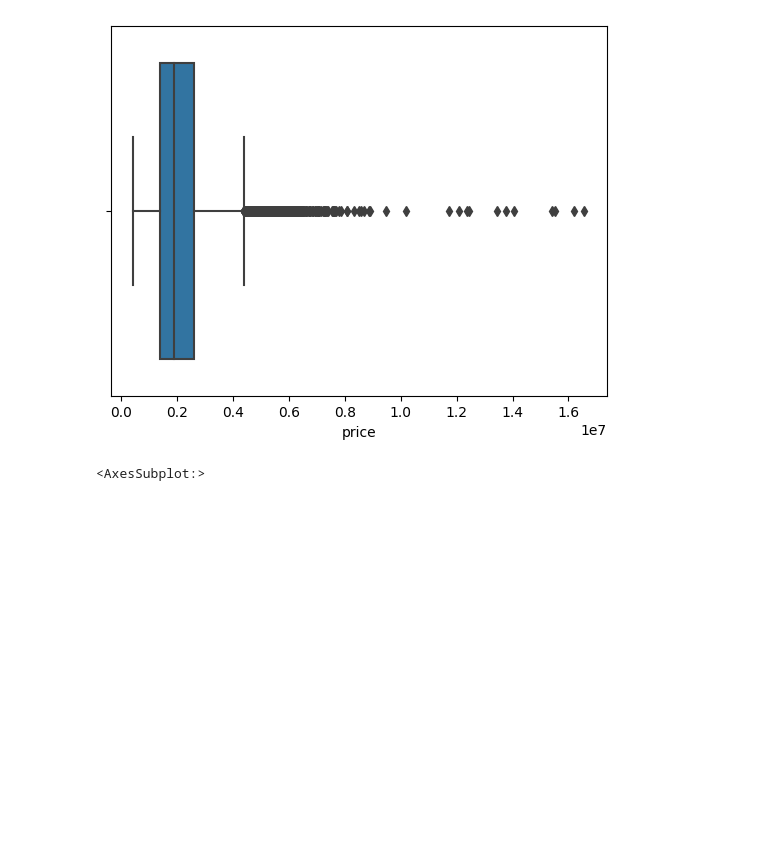
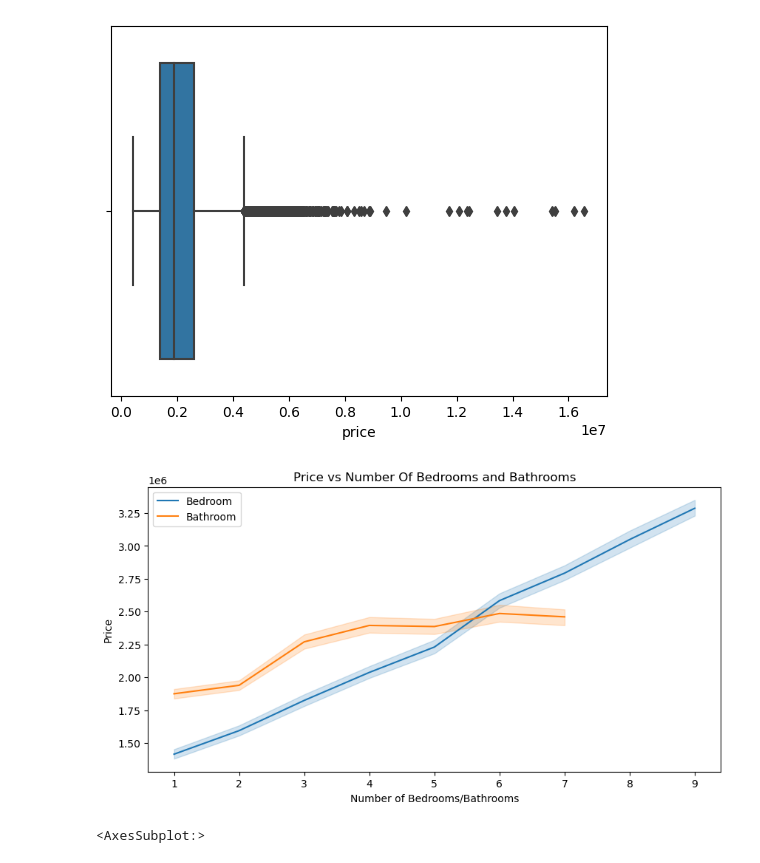
Before and after one commit to veronicaeyo/house_price_prediction, a Jupyter notebook: house_prediction.ipynb, the cells around one changed output. Cells and saved outputs as stored; diff of their text form; code cells hidden in the pictures; blank space fills up the shorter version.

Commit message:
feat: more plots

```diff
--- a/house_prediction.ipynb
+++ b/house_prediction.ipynb
@@ -215,3 +214,16 @@ plt.show()
 plt.show()
 # %% [output]
 [figure]
+# %%
+# How does the house price vary with the number of bedrooms and bathrooms?
+
+plt.figure(figsize=(10, 5))
+sns.lineplot(data=df_train, x='bedroom', y='price', label='Bedroom')
+sns.lineplot(data=df_train, x='bathroom', y='price', label='Bathroom')
+plt.title('Price vs Number Of Bedrooms and Bathrooms')
+plt.xlabel('Number of Bedrooms/Bathrooms')
+plt.ylabel('Price')
+plt.legend()
+plt.show()
+# %% [output]
+[figure, added]
```
Also changed, not shown: parts of 6 cells of this notebook.
